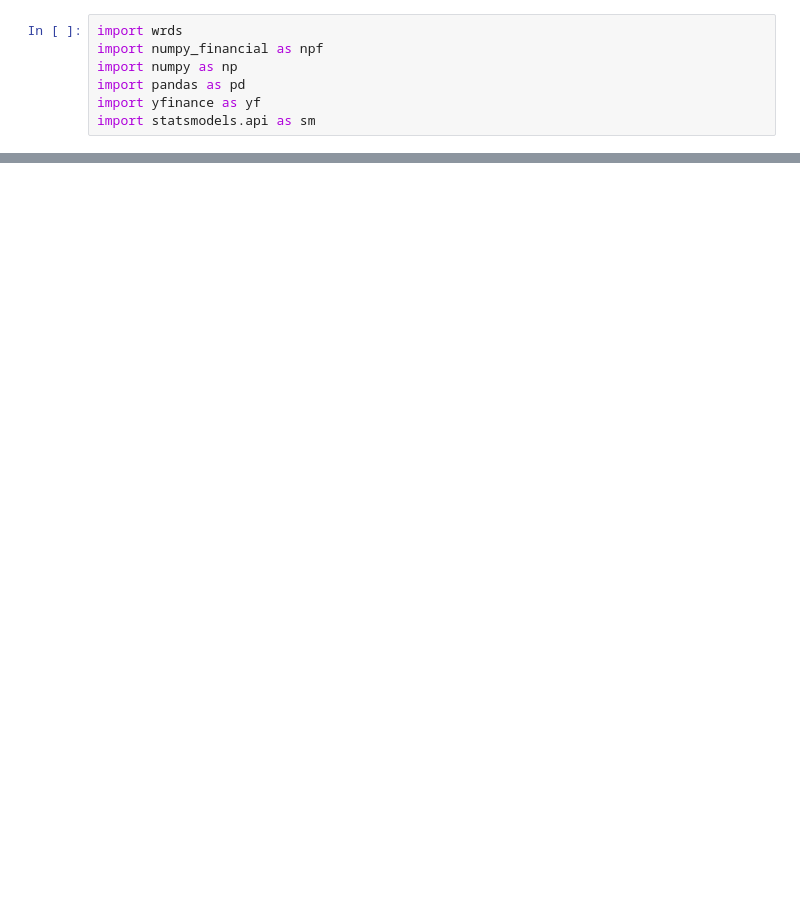
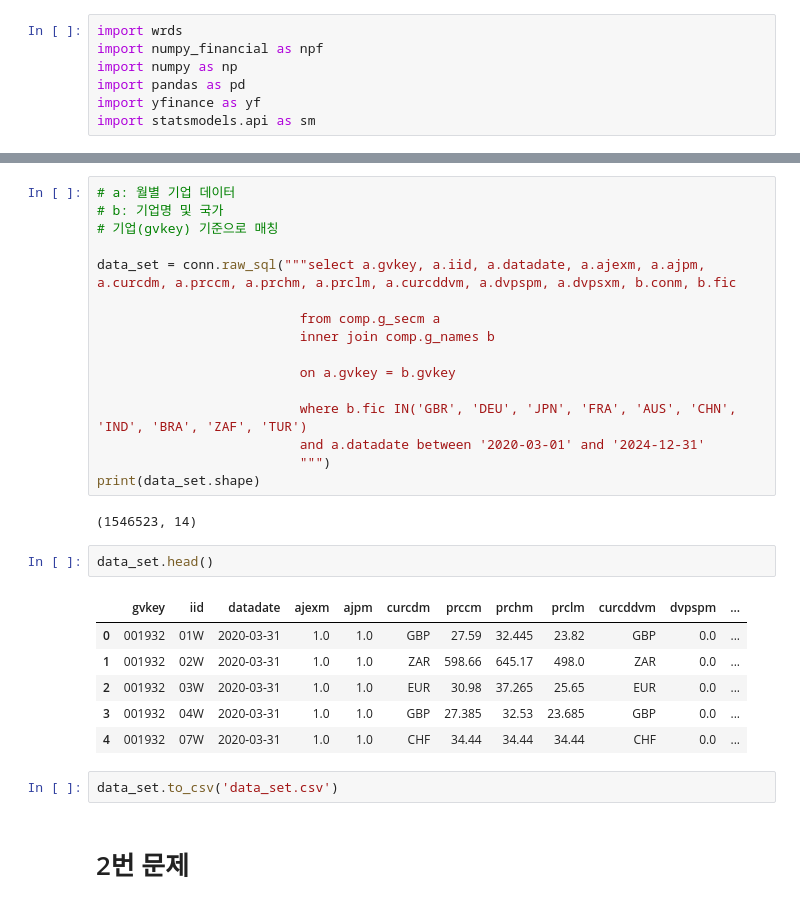
Before and after one commit to LJMfintech/Financial_Data_Analysis, a Jupyter notebook: DataAnalysisHW1.ipynb, the cells around one changed output, grey strips where cells are left out. Drawn from its saved outputs; the diff is of its cells as text; blank space fills up the shorter version.

```diff
--- a/DataAnalysisHW1.ipynb
+++ b/DataAnalysisHW1.ipynb
@@ -20,0 +96,31 @@ print(lib_list)
+# %%
+# a: 월별 기업 데이터
+# b: 기업명 및 국가
+# 기업(gvkey) 기준으로 매칭
+
+data_set = conn.raw_sql("""select a.gvkey, a.iid, a.datadate, a.ajexm, a.ajpm, a.curcdm, a.prccm, a.prchm, a.prclm, a.curcddvm, a.dvpspm, a.dvpsxm, b.conm, b.fic
+
+                          from comp.g_secm a
+                          inner join comp.g_names b
+
+                          on a.gvkey = b.gvkey
+
+                          where b.fic IN('GBR', 'DEU', 'JPN', 'FRA', 'AUS', 'CHN', 'IND', 'BRA', 'ZAF', 'TUR')
+                          and a.datadate between '2020-03-01' and '2024-12-31'
+                          """)
+print(data_set.shape)
+# %% [output]
+(1546523, 14)
+# %%
+data_set.head()
+# %% [output]
+|  | gvkey | iid | datadate | ajexm | ajpm | curcdm | prccm | prchm | prclm | curcddvm | dvpspm | ... |
+| 0 | 001932 | 01W | 2020-03-31 | 1.0 | 1.0 | GBP | 27.59 | 32.445 | 23.82 | GBP | 0.0 | ... |
+| 1 | 001932 | 02W | 2020-03-31 | 1.0 | 1.0 | ZAR | 598.66 | 645.17 | 498.0 | ZAR | 0.0 | ... |
+| 2 | 001932 | 03W | 2020-03-31 | 1.0 | 1.0 | EUR | 30.98 | 37.265 | 25.65 | EUR | 0.0 | ... |
+| 3 | 001932 | 04W | 2020-03-31 | 1.0 | 1.0 | GBP | 27.385 | 32.53 | 23.685 | GBP | 0.0 | ... |
+| 4 | 001932 | 07W | 2020-03-31 | 1.0 | 1.0 | CHF | 34.44 | 34.44 | 34.44 | CHF | 0.0 | ... |
+# %%
+data_set.to_csv('data_set.csv')
+# %% [markdown]
+# 2번 문제
```
Also changed, not shown: parts of 8 cells of this notebook.
